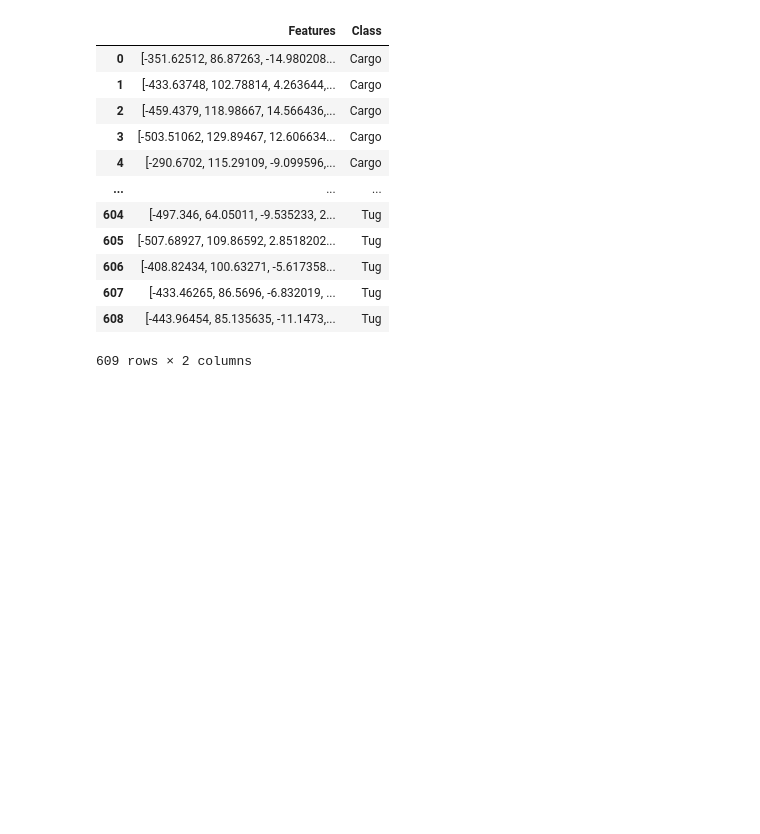
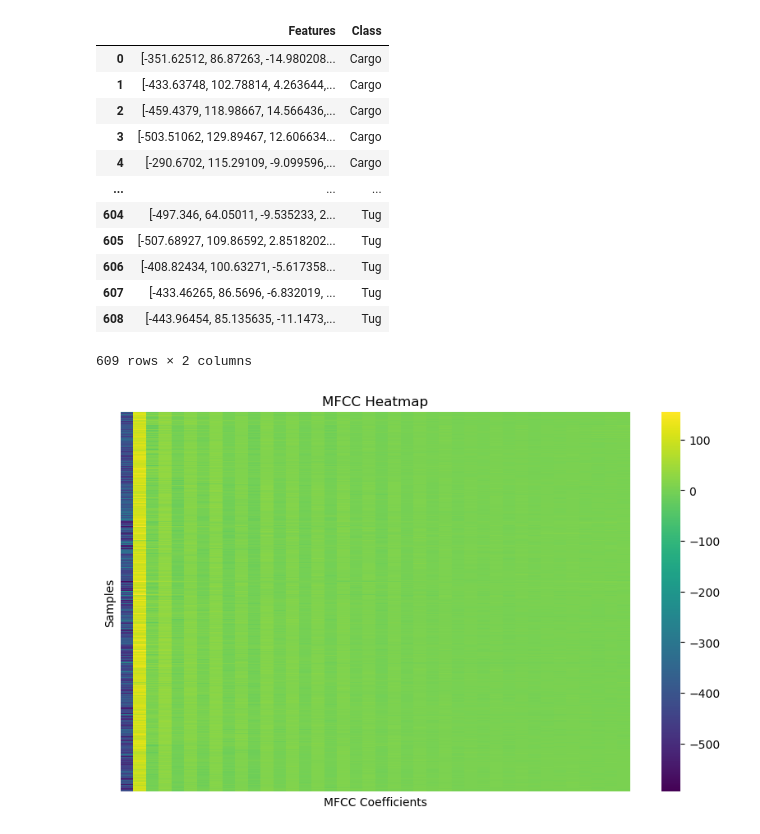
Before and after one commit to hasnaynajmal/oceanvue.buic, a Jupyter notebook: data-preprocessng-sample/data.ipynb, the cells around one changed output. Saved outputs shown, nothing was run; the diff lists cells and outputs as text; code cells hidden in the pictures; blank space fills up the shorter version.

Commit message:
New visual added

```diff
--- a/data-preprocessng-sample/data.ipynb
+++ b/data-preprocessng-sample/data.ipynb
@@ -89,0 +94,12 @@ extracted_features_df
+# %%
+mfcc_array = np.array(extracted_features_df['Features'].tolist())
+
+# Create a heatmap using seaborn
+plt.figure(figsize=(10, 6))
+sns.heatmap(mfcc_array, cmap='viridis', annot=False, xticklabels=False, yticklabels=False)
+plt.title('MFCC Heatmap')
+plt.xlabel('MFCC Coefficients')
+plt.ylabel('Samples')
+plt.show()
+# %% [output]
+[figure, added]
```
Also changed, not shown: parts of 1 cell of this notebook.
